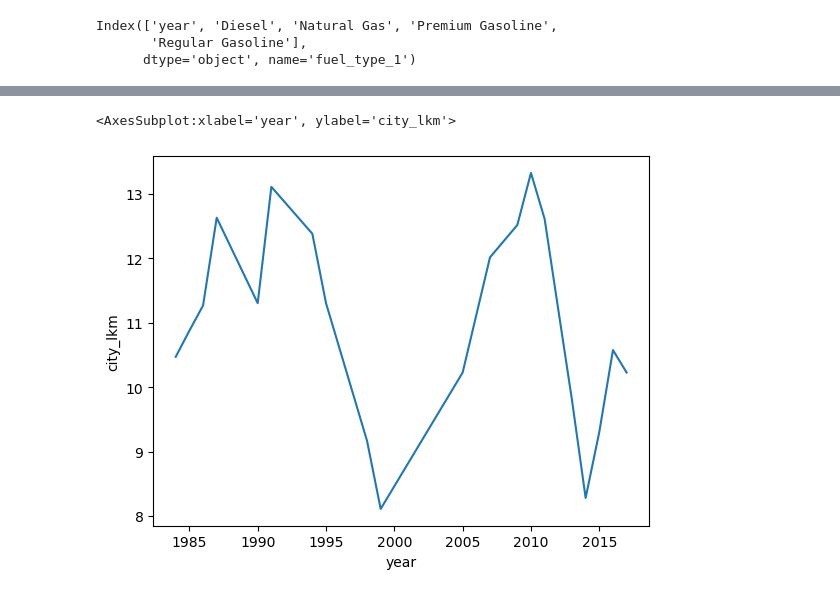
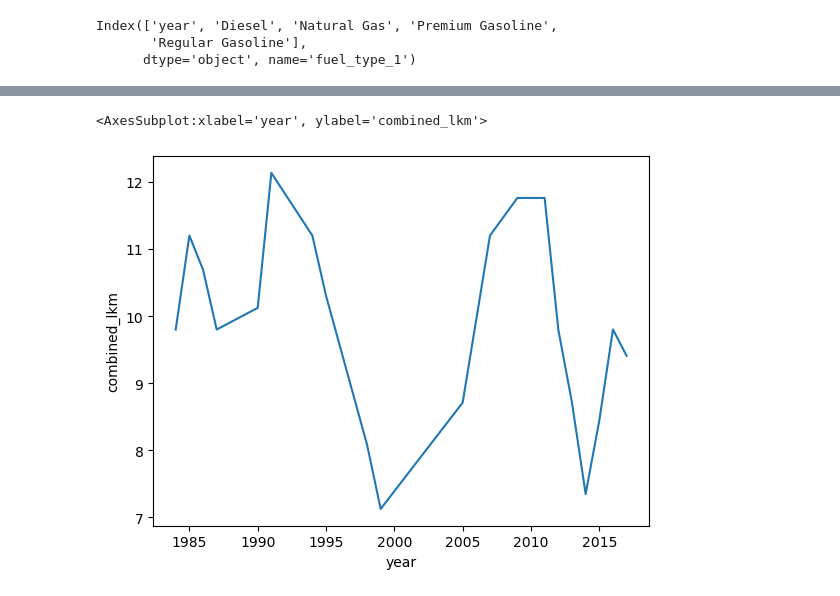
Before and after one commit to mstf53/mid-bootcamp, a Jupyter notebook: test.ipynb, the cells around one changed output, grey strips where cells are left out. Saved outputs shown, nothing was run; the diff lists cells and outputs as text; code cells hidden in the pictures.

```diff
--- a/test.ipynb
+++ b/test.ipynb
@@ -735,6 +644,6 @@ sns.lineplot(data=year_df, x='year', y='city_lkm')
 # %%
-year_df_diesel = data2.groupby('year')[['city_lkm']].agg('mean').reset_index()
-sns.lineplot(data=year_df_diesel, x='year', y='city_lkm')
+year_df_diesel = data2.groupby('year')[['combined_lkm']].agg('median').reset_index()
+sns.lineplot(data=year_df_diesel, x='year', y='combined_lkm')
 # %% [output]
-<AxesSubplot:xlabel='year', ylabel='city_lkm'>
+<AxesSubplot:xlabel='year', ylabel='combined_lkm'>
-[figure, old version]
+[figure, new version]
```
Also changed, not shown: parts of 103 cells of this notebook, 2 other files.
